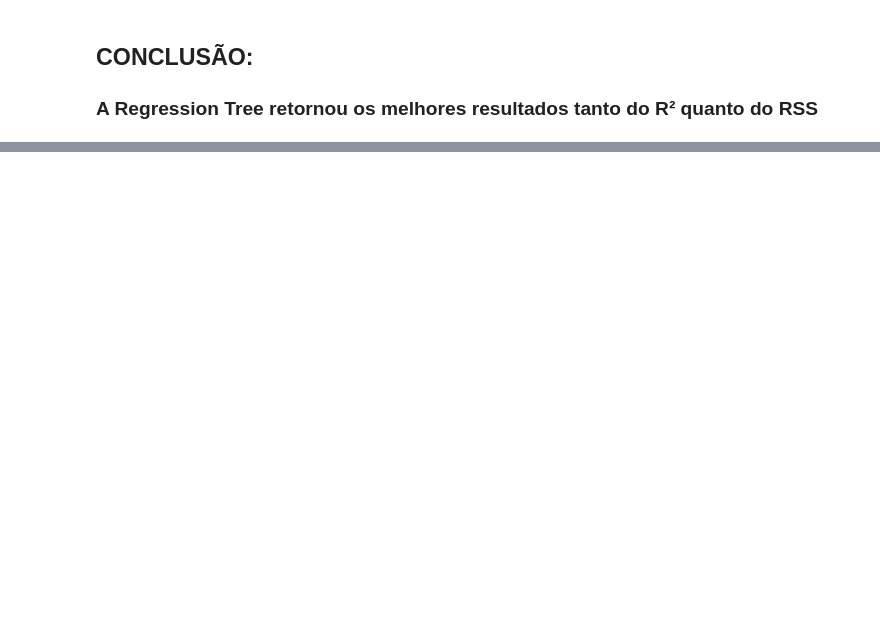
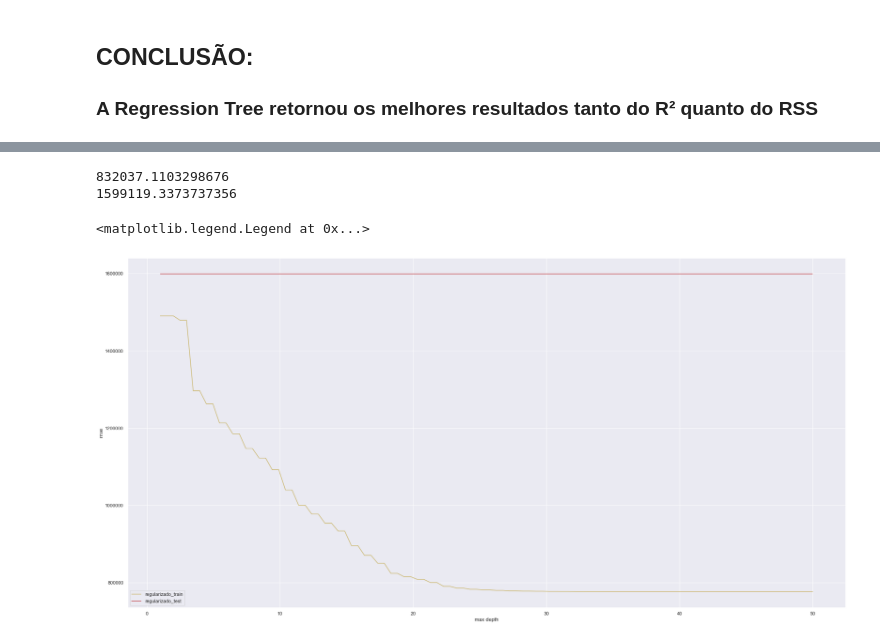
Before and after one commit to advinstai/Aprendizagem-estatistica-regressao, a Jupyter notebook: Exercicio-regressao/Cristiano/rumo_regressao_cristiano.ipynb, the cells around one changed output, grey strips where cells are left out. Saved outputs shown, nothing was run; the diff lists cells and outputs as text; code cells hidden in the pictures; blank space fills up the shorter version.

```diff
--- a/Exercicio-regressao/Cristiano/rumo_regressao_cristiano.ipynb
+++ b/Exercicio-regressao/Cristiano/rumo_regressao_cristiano.ipynb
@@ -293,0 +515,29 @@ TREE:   61353464152
+# %%
+depth_test =  np.linspace(1., 50., num=100)
+
+erros_train = []
+erros_test = []
+for depth in depth_test:
+    #modelo_regularizado =  DecisionTreeRegressor(max_depth=depth).fit(X_train, y_train.values.ravel())
+    modelo_regularizado =  DecisionTreeRegressor(max_depth=depth).fit(X_train, Y_train)
+    Y_pred = modelo_regularizado.predict(X_test)
+    erros_train.append(mean_squared_error(Y_train, modelo_regularizado.predict(X_train)))
+    erros_test.append(mean_squared_error(Y_test, y_pred))
+    lastMSE=mean_squared_error(Y_test, Y_pred)
+
+print(lastMSE)
+X_new = np.array(erros_test)
+
+print(np.amin(X_new))
+plt.plot(depth_test, erros_train,color='y',label='regularizado_train')
+plt.plot(depth_test, erros_test,color='r',label='regularizado_test')
+
+
+plt.xlabel('max depth')
+plt.ylabel('mse')
+plt.legend()
+# %% [output]
+832037.1103298676
+1599119.3373737356
+<matplotlib.legend.Legend at 0x...>
+[figure, added]
```
Also changed, not shown: parts of 30 cells of this notebook.
